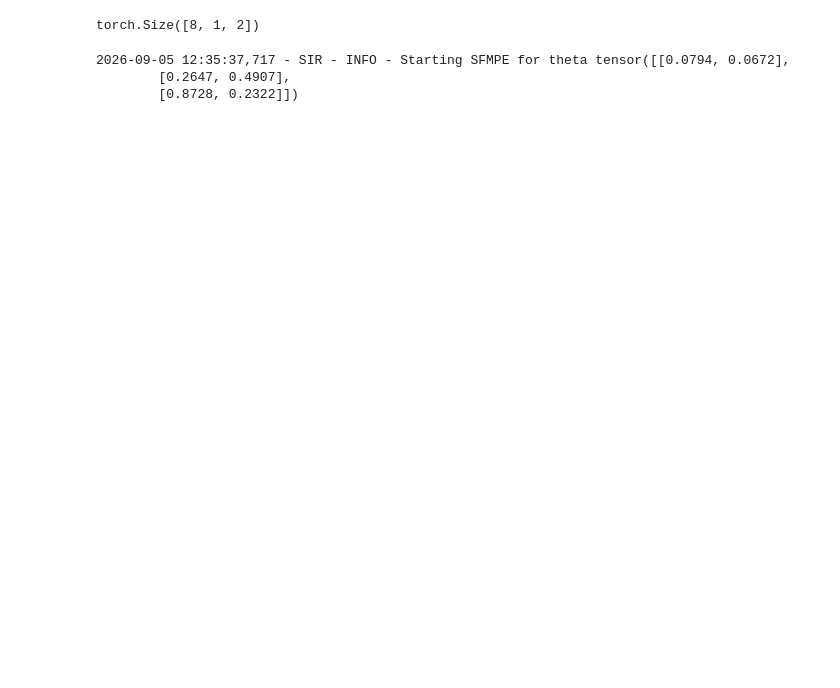
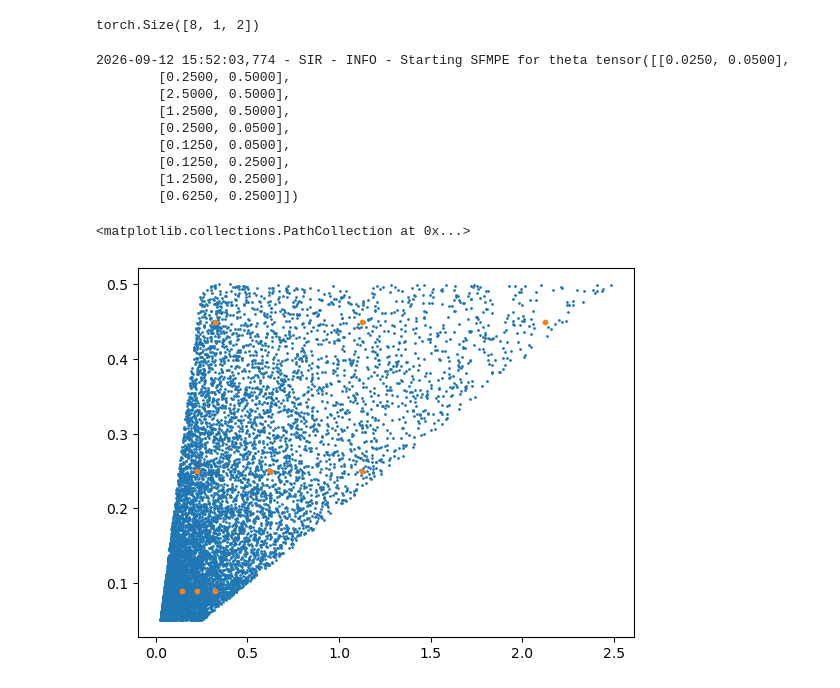
Before and after one commit to nidropakshin2/Sequential-FMPE, a Jupyter notebook: code/notebooks/tutorial.ipynb, the cells around one changed output. Saved outputs shown, nothing was run; the diff lists cells and outputs as text; code cells hidden in the pictures; blank space fills up the shorter version.

```diff
--- a/code/notebooks/tutorial.ipynb
+++ b/code/notebooks/tutorial.ipynb
@@ -101,10 +122,20 @@ torch.Size([8, 1, 2])
 from sfmpe.inference.sequential.round_manager import RoundManager
 from sfmpe.inference.sequential.proposal import Proposal, ProposalParams
 
-theta_0, x_0 = task.simulate_dataset((3,))
-# theta_0 = torch.tensor([[1.6667, 0.4016]]).to(device)
+# theta_0, x_0 = task.simulate_dataset((3,))
+# theta_0 = torch.tensor([[1.3, 0.3]]).to(device)
+theta_0 = torch.tensor([[0.025, 0.05],
+                           [0.25, 0.5],
+                           [2.5, 0.5],
+                           [1.25, 0.5],
+                           [0.25, 0.05],
+                           [0.125, 0.05],
+                           [0.125, 0.25],
+                           [1.25, 0.25],
+                           [0.625, 0.25]
+                           ])
 # theta_0 = torch.tensor([[1.2621, 0.4558]]).to(device)
-# x_0 = task.summarize(task.simulate(theta_0))
+x_0 = task.summarize(task.simulate(theta_0))
 # theta_0, x_0 = theta_0.expand(5, -1), x_0.expand(5, -1)
 task.logger.info(f"Starting SFMPE for theta {theta_0}")
 
@@ -115,9 +146,15 @@ params.theta_0 = theta_0
 params.x_0 = x_0
 params.method_params = {'scale': 0.8, 'quantile': 0.1}
 # %% [output]
-2026-09-05 12:35:37,717 - SIR - INFO - Starting SFMPE for theta tensor([[0.0794, 0.0672],
-        [0.2647, 0.4907],
-        [0.8728, 0.2322]])
+2026-09-12 15:52:03,774 - SIR - INFO - Starting SFMPE for theta tensor([[0.0250, 0.0500],
+        [0.2500, 0.5000],
+        [2.5000, 0.5000],
+        [1.2500, 0.5000],
+        [0.2500, 0.0500],
+        [0.1250, 0.0500],
+        [0.1250, 0.2500],
+        [1.2500, 0.2500],
+        [0.6250, 0.2500]])
 # %%
 # theta = task.prior.sample((1,)).to(device)
 # s = task.summarize(task.simulate(theta.expand(1000, *theta.shape)))
@@ -135,6 +172,30 @@ params.method_params = {'scale': 0.8, 'quantile': 0.1}
 #     epsilon_decay=0.1)
 # plt.scatter(torch.log(output[:, 0]), torch.log(output[:, 1]), s=1)
 # plt.scatter(torch.log(theta_0[:, 0]), torch.log(theta_0[:, 1]))
+# %%
+x = task.sample_prior((10000,))
+
+# a = torch.tensor([0.1, 1.3, 2.4])
+# b = torch.tensor([0.05, 0.3, 0.5])
+
+# theta_grid = torch.cartesian_prod(a, b)
+
+theta_grid = torch.tensor([[0.025, 0.05],
+                           [0.25, 0.5],
+                           [2.5, 0.5],
+                           [1.25, 0.5],
+                           [0.25, 0.05],
+                           [0.125, 0.05],
+                           [0.125, 0.25],
+                           [1.25, 0.25],
+                           [0.625, 0.25]
+                           ])
+theta_grid = 0.8 * (theta_grid - torch.tensor([0.625, 0.25])) + torch.tensor([0.625, 0.25])
+plt.scatter(x[:, 0], x[:, 1], s=1)
+plt.scatter(theta_grid[:, 0], theta_grid[:, 1], s=10)
+# %% [output]
+<matplotlib.collections.PathCollection at 0x...>
+[figure, added]
 # %%
 datetime = time.strftime("%Y-%m-%d_%H_%M_%S")
 path = f"./models/SIR_{datetime}.pth.tar.gz"
```
Also changed, not shown: parts of 11 cells of this notebook, 6 other files.
